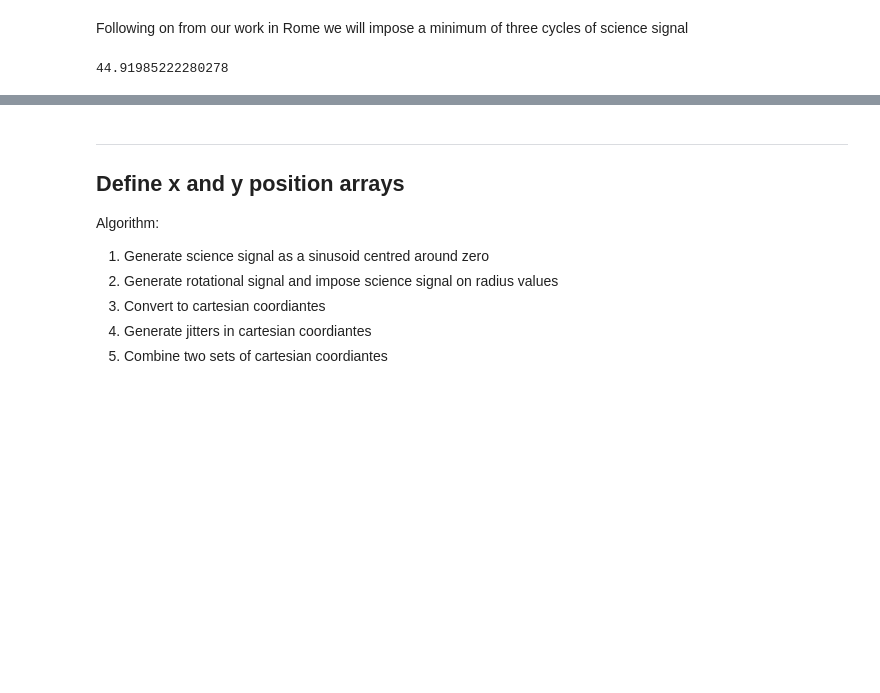
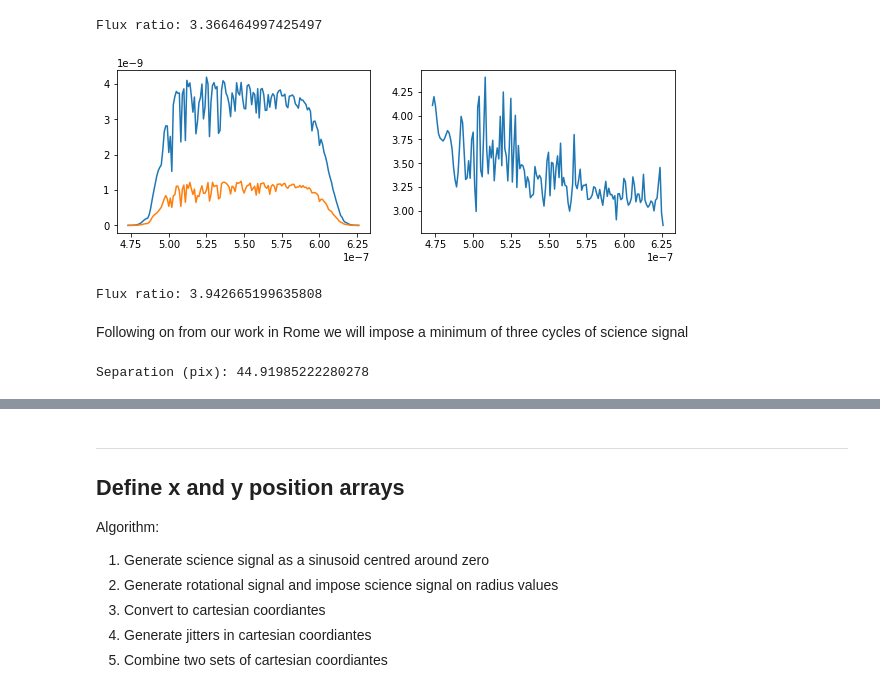
Before and after one commit to ptuthill/Toliman, a Jupyter notebook: COIN/Sims_3.0.ipynb, the cells around one changed output, grey strips where cells are left out. Saved outputs shown, nothing was run; the diff lists cells and outputs as text; code cells hidden in the pictures; blank space fills up the shorter version.

```diff
--- a/COIN/Sims_3.0.ipynb
+++ b/COIN/Sims_3.0.ipynb
@@ -32,7 +27,58 @@ from new_sims import functions
+# %%
+# Make a filter
+central_wav = 550e-9 # angstroms
+width = 115e-9 # angstroms
+n_wavs = 200
+
+filter_n,filter_sigma = 8,115e-9 # normal
+# wavs = np.linspace(central_wav-width/1.5,central_wav+width/1.5,num=n_wavs) # Go a bit past the edges
+wavs = np.arange((central_wav-width/1.5)*1e9,1e9*(central_wav+width/1.5),dtype=int) # This program needs the wavs as integers
+wavs = wavs.astype(float)*1e-9
+wavs_ang = wavs*1e10
+
+throughput = supergaussian(wavs,central_wav,sigma=filter_sigma,n=filter_n)
+bandpass = S.ArrayBandpass(wavs_ang, throughput)
+# %%
+# Make the spectra
+acenA_mag = 0.01
+acenB_mag = 1.33
+
+# alpha cen A: Teff = 5790, Z = 0.20, log g = 4.30
+acenA = S.Icat('phoenix',5790,0.2,4.30)
+# alpha cen B: Teff = 5260, Z = 0.23, log g = 4.37
+acenB = S.Icat('phoenix',5260,0.23,4.37)
+specA_filt = acenA.renorm(acenA_mag, 'vegamag', S.ObsBandpass('johnson,v'))
+specB_filt = acenB.renorm(acenB_mag, 'vegamag', S.ObsBandpass('johnson,v'))
+acenA_obs = S.Observation(specA_filt, bandpass, binset=wavs_ang)
+acenB_obs = S.Observation(specB_filt, bandpass, binset=wavs_ang)
+
+# This gives way too large a wav range
+specA2 = acenA_obs.binflux
+specB2 = acenB_obs.binflux
+
+# test = acenA_obs.sample()
+plt.figure(figsize=(10,3))
+plt.subplot(121)
+plt.plot(wavs,specA2)
+plt.plot(wavs,specB2)
+plt.subplot(122)
+plt.plot(wavs,specA2/specB2)
+print('Flux ratio:',np.sum(specA2)/np.sum(specB2))
+
+# Save it
+np.save('new_sims/AcenA_current_sim.npy',specA2)
+np.save('new_sims/AcenB_current_sim.npy',specB2)
+np.save('new_sims/current_sim_wavelengths.npy',wavs*1e9)
+# %% [output]
+Flux ratio: 3.366464997425497
+[figure, added]
 # %%
 specA = np.load("new_sims/AcenA_cps_1.npy")
 specB = np.load("new_sims/AcenB_cps_1.npy")
 wavels = np.load("new_sims/Wavelengths.npy")
+# specA = np.load('new_sims/AcenA_current_sim.npy')
+# specB = np.load('new_sims/AcenB_current_sim.npy')
+# wavels = np.load('new_sims/current_sim_wavelengths.npy')
 wavels = np.array(wavels, dtype=np.int)
 natural_ratio = np.sum(specA)/np.sum(specB)
 
@@ -45,6 +91,10 @@ if diverse_spec:
     specB = specB*natural_ratio/flux_ratio
 else:
     specB = specA/flux_ratio
+
+print('Flux ratio:',flux_ratio)
+# %% [output]
+Flux ratio: 3.942665199635808
 # %% [markdown]
 Following on from our work in Rome we will impose a minimum of three cycles of science signal
 # %%
@@ -72,7 +133,7 @@ pos_B = [pix_sep, 0] # Start with stars aligned along the x axis
 
 # Simulation Paramters
 # N = 1200 # Number of images
-N = 100 # Number of images
+N = 30 # Number of images
 
 # Random number seed
 seed = 0
@@ -82,9 +143,10 @@ np.random.seed(seed)
 stdev = 0.5 # Pixels
 
 # Rotation Parameters
+rotation_scatter = 0.5 # degree, 0.5 is a good number to use
 n_rots = 0 # Number of rotations
-print(pix_sep)
+print('Separation (pix):',pix_sep)
 # %% [output]
-44.91985222280278
+Separation (pix): 44.91985222280278
 # %%
 # Camera parameters
```
Also changed, not shown: parts of 22 cells of this notebook.
